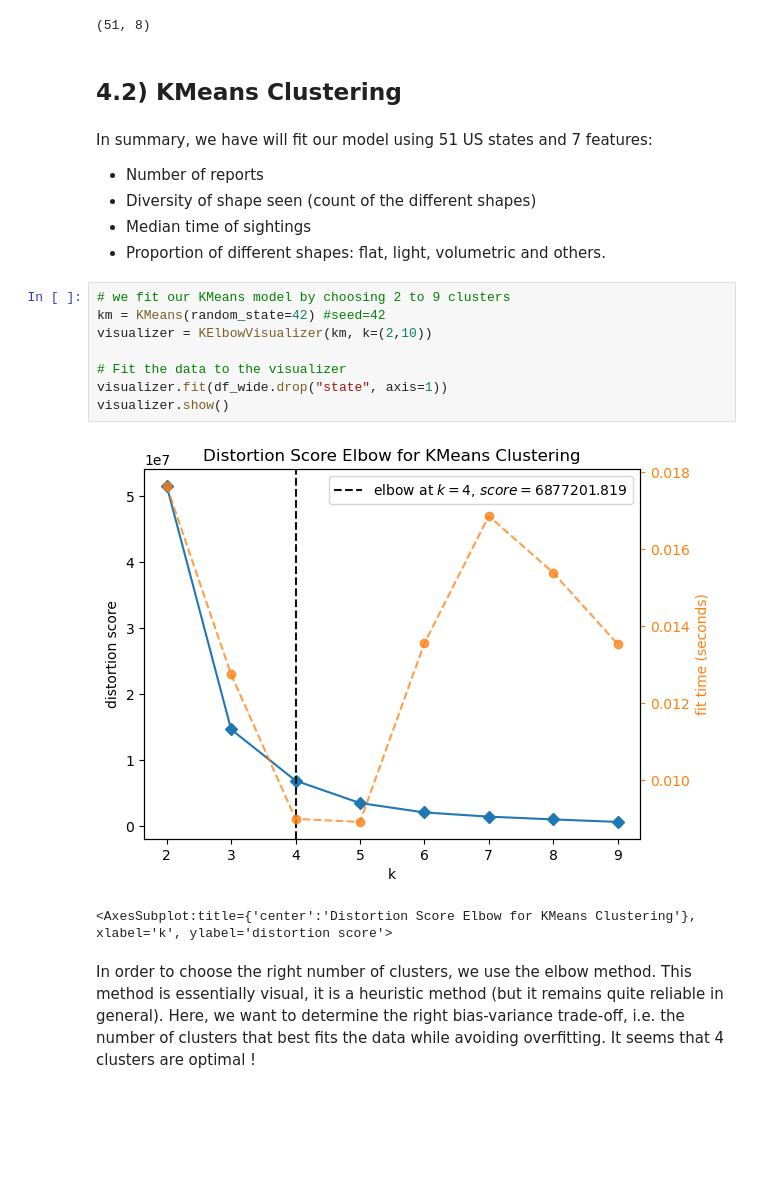
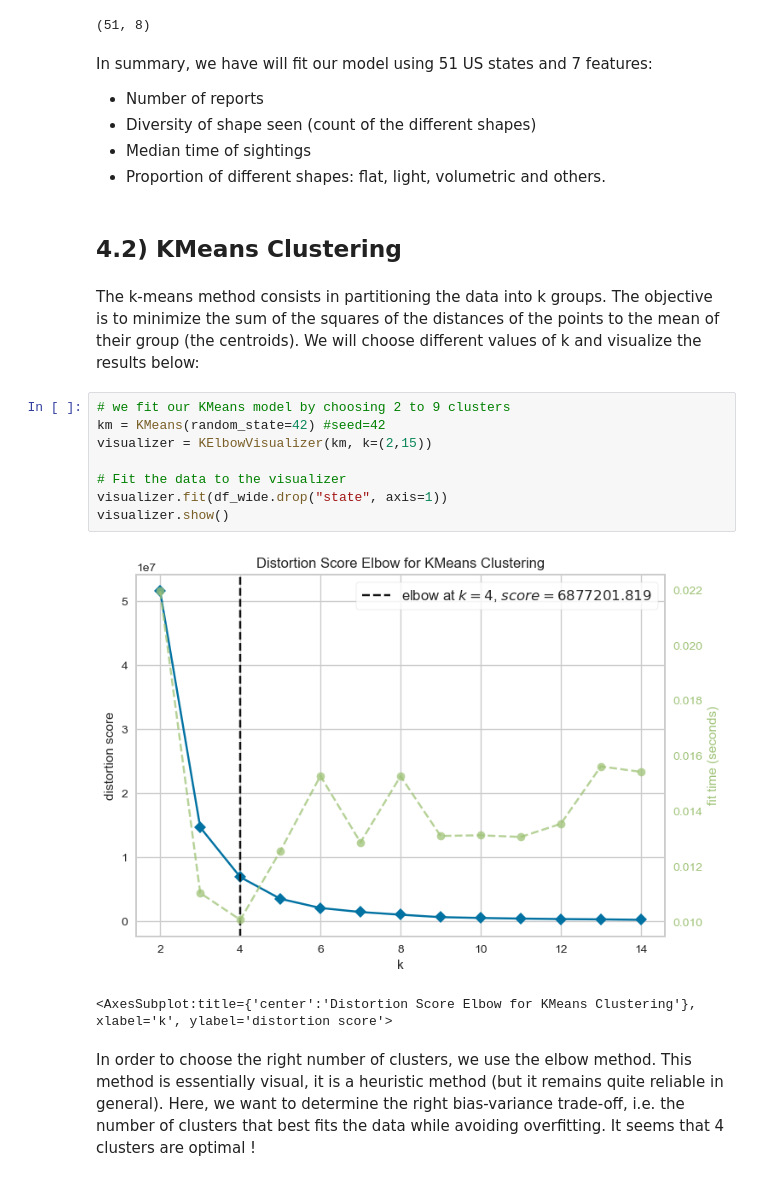
Before and after one commit to JulesBrable/UFO, a Jupyter notebook: project_main.ipynb, the cells around one changed output. Cells and saved outputs as stored; diff of their text form; blank space fills up the shorter version.

```diff
--- a/project_main.ipynb
+++ b/project_main.ipynb
@@ -614,24 +622,26 @@ We could have added more and more features to our model. However, we need to kee
 df_wide.shape
 # %% [output]
 (51, 8)
+# %% [markdown]
+In summary, we have will fit our model using 51 US states and 7 features:
+- Number of reports
+- Diversity of shape seen (count of the different shapes)
+- Median time of sightings
+- Proportion of different shapes: flat, light, volumetric and others.
 # %% [markdown]
 ## 4.2) KMeans Clustering
 # %% [markdown]
-In summary, we have will fit our model using 51 US states and 7 features:
-- Number of reports
-- Diversity of shape seen (count of the different shapes)
-- Median time of sightings
-- Proportion of different shapes: flat, light, volumetric and others.
+The k-means method consists in partitioning the data into k groups. The objective is to minimize the sum of the squares of the distances of the points to the mean of their group (the centroids). We will choose different values of k and visualize the results below:
 # %%
 # we fit our KMeans model by choosing 2 to 9 clusters
 km = KMeans(random_state=42) #seed=42
-visualizer = KElbowVisualizer(km, k=(2,10))
+visualizer = KElbowVisualizer(km, k=(2,15))
 
 # Fit the data to the visualizer
 visualizer.fit(df_wide.drop("state", axis=1))
 visualizer.show()
 # %% [output]
-[figure, old version]
+[figure, new version]
 <AxesSubplot:title={'center':'Distortion Score Elbow for KMeans Clustering'}, xlabel='k', ylabel='distortion score'>
 # %% [markdown]
 In order to choose the right number of clusters, we use the elbow method. This method is essentially visual, it is a heuristic method (but it remains quite reliable in general). Here, we want to determine the right bias-variance trade-off, i.e. the number of clusters that best fits the data while avoiding overfitting. It seems that 4 clusters are optimal !
```
Also changed, not shown: parts of 29 cells of this notebook, 1 other file.
